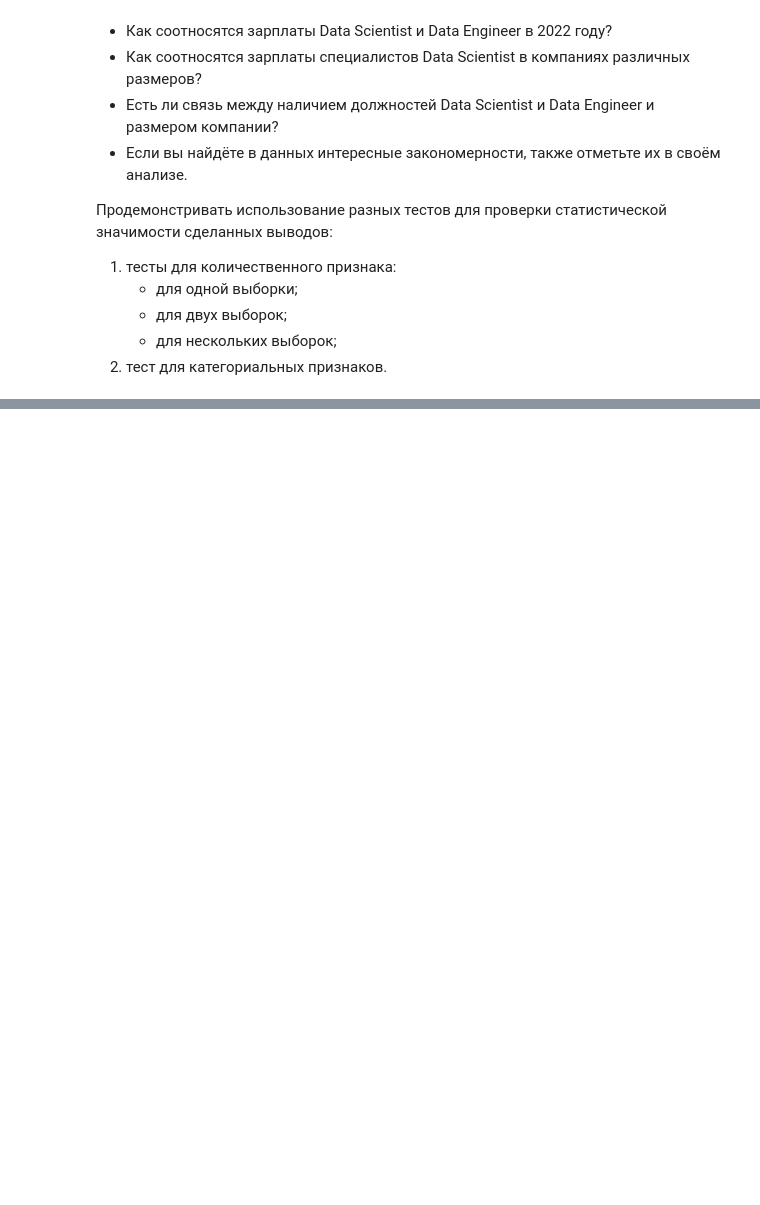
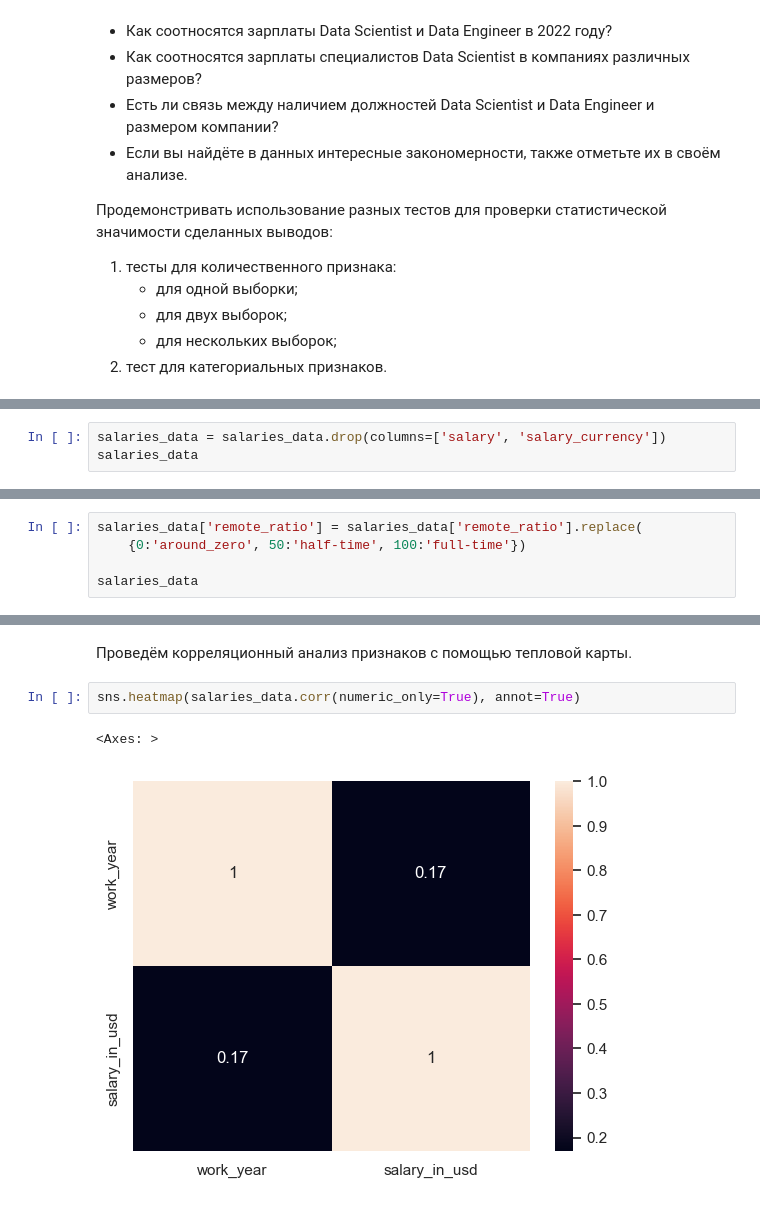
Before and after one commit to Elancinos/SF_DS_COURSE, a Jupyter notebook: Studies/EDA-4/EDA-4_practice.ipynb, the cells around one changed output, grey strips where cells are left out. Drawn from its saved outputs; the diff is of its cells as text; blank space fills up the shorter version.

```diff
--- a/Studies/EDA-4/EDA-4_practice.ipynb
+++ b/Studies/EDA-4/EDA-4_practice.ipynb
@@ -113,0 +119,3 @@ salaries_data[salaries_data.duplicated()].shape[0])
+# %%
+salaries_data = salaries_data.drop(columns=['salary', 'salary_currency'])
+salaries_data
@@ -113,0 +138,5 @@ salaries_data[salaries_data.duplicated()].shape[0])
+# %%
+salaries_data['remote_ratio'] = salaries_data['remote_ratio'].replace(
+    {0:'around_zero', 50:'half-time', 100:'full-time'})
+
+salaries_data
@@ -113,0 +157,7 @@ salaries_data[salaries_data.duplicated()].shape[0])
+# %% [markdown]
+Проведём корреляционный анализ признаков с помощью тепловой карты.
+# %%
+sns.heatmap(salaries_data.corr(numeric_only=True), annot=True)
+# %% [output]
+<Axes: >
+[figure, added]
```
Also changed, not shown: parts of 36 cells of this notebook, 1 other file.
